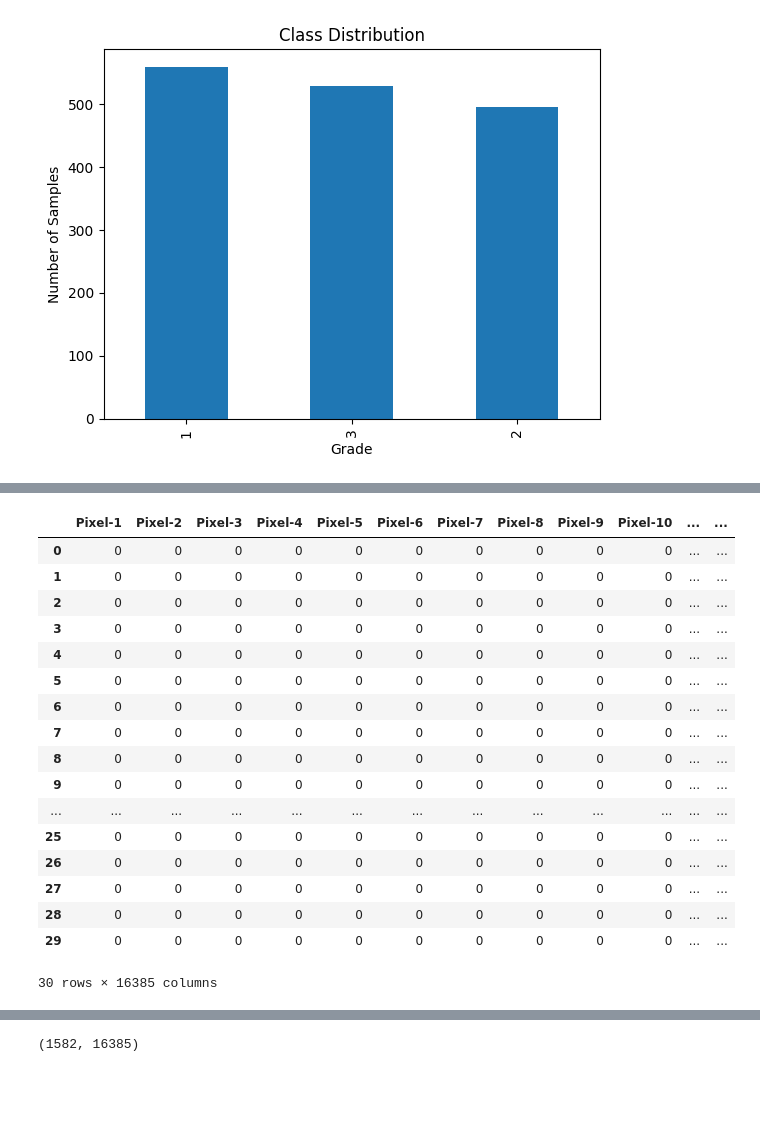
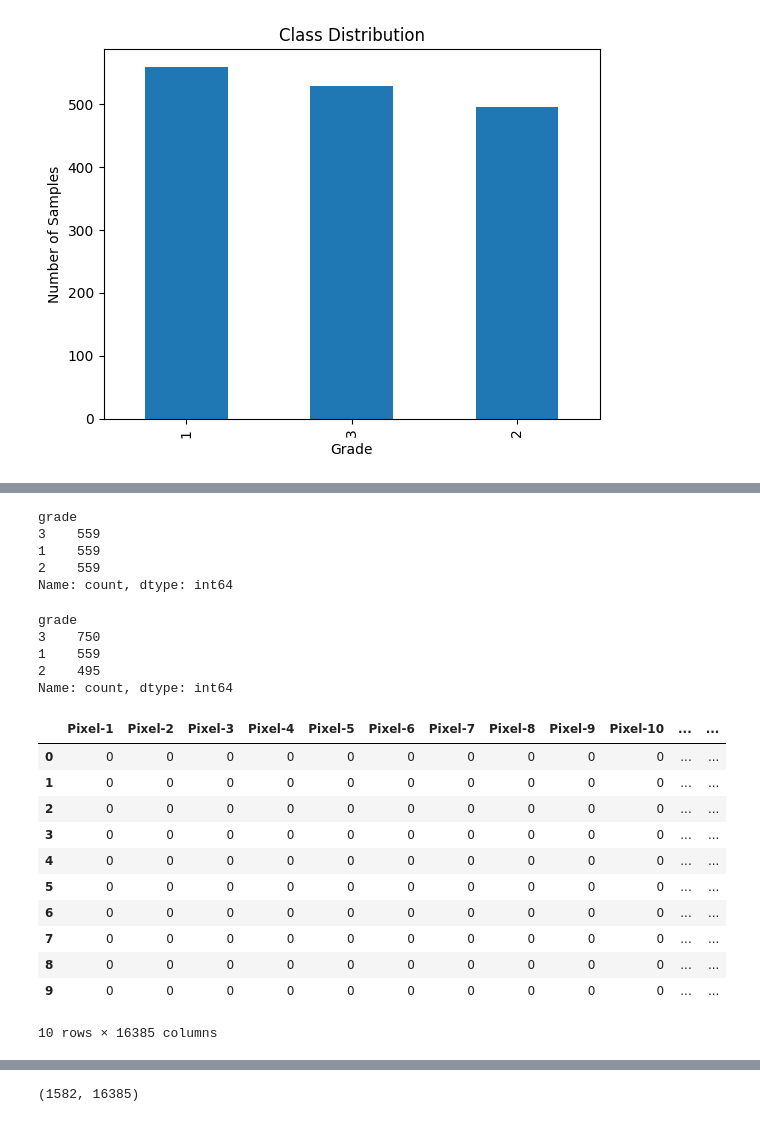
Before and after one commit to negativenagesh/Arecaverse, a Jupyter notebook: EDA/eda.ipynb, the cells around one changed output, grey strips where cells are left out. Saved outputs shown, nothing was run; the diff lists cells and outputs as text; code cells hidden in the pictures; blank space fills up the shorter version.

Commit message:
3 datasets and training

```diff
--- a/EDA/eda.ipynb
+++ b/EDA/eda.ipynb
@@ -108 +141,24 @@ NameError: name 'arecanut' is not defined
+# %%
+from imblearn.over_sampling import SMOTE
+
+# Separate features and target variable
+X = shuffled_arecanut.drop(columns=['grade'])
+y = shuffled_arecanut['grade']
+
+# Apply SMOTE to balance the dataset
+smote = SMOTE(sampling_strategy='auto', random_state=42)
+X_resampled, y_resampled = smote.fit_resample(X, y)
+
+# Combine the resampled features and target variable into a new DataFrame
+balanced_data = pd.DataFrame(X_resampled, columns=X.columns)
+balanced_data['grade'] = y_resampled
+
+# Check the distribution of grades
+print(balanced_data['grade'].value_counts())
+# %% [output]
+grade
+3    559
+1    559
+2    559
+Name: count, dtype: int64
 # %%
@@ -109,0 +166,23 @@ NameError: name 'arecanut' is not defined
+# %%
+from imblearn.over_sampling import SMOTE
+
+# Separate features and target variable
+X = shuffled_arecanut.drop(columns=['grade'])
+y = shuffled_arecanut['grade']
+
+# Apply SMOTE to balance only grade 3 to 750 rows
+smote = SMOTE(sampling_strategy={3: 750}, random_state=42)
+X_resampled, y_resampled = smote.fit_resample(X, y)
+
+# Combine the resampled features and target variable into a new DataFrame
+balanced_data = pd.DataFrame(X_resampled, columns=X.columns)
+balanced_data['grade'] = y_resampled
+
+# Check the distribution of grades
+print(balanced_data['grade'].value_counts())
+# %% [output]
+grade
+3    750
+1    559
+2    495
+Name: count, dtype: int64
@@ -110,22 +191,16 @@ NameError: name 'arecanut' is not defined
 # %%
 data=pd.read_csv("arecanut.csv")
-data.head(30)
+data.head(10)
 # %% [output]
 |  | Pixel-1 | Pixel-2 | Pixel-3 | Pixel-4 | Pixel-5 | Pixel-6 | Pixel-7 | Pixel-8 | Pixel-9 | Pixel-10 | ... | ... |
 | 0 | 0 | 0 | 0 | 0 | 0 | 0 | 0 | 0 | 0 | 0 | ... | ... |
 | 1 | 0 | 0 | 0 | 0 | 0 | 0 | 0 | 0 | 0 | 0 | ... | ... |
 | 2 | 0 | 0 | 0 | 0 | 0 | 0 | 0 | 0 | 0 | 0 | ... | ... |
 | 3 | 0 | 0 | 0 | 0 | 0 | 0 | 0 | 0 | 0 | 0 | ... | ... |
 | 4 | 0 | 0 | 0 | 0 | 0 | 0 | 0 | 0 | 0 | 0 | ... | ... |
 | 5 | 0 | 0 | 0 | 0 | 0 | 0 | 0 | 0 | 0 | 0 | ... | ... |
 | 6 | 0 | 0 | 0 | 0 | 0 | 0 | 0 | 0 | 0 | 0 | ... | ... |
 | 7 | 0 | 0 | 0 | 0 | 0 | 0 | 0 | 0 | 0 | 0 | ... | ... |
 | 8 | 0 | 0 | 0 | 0 | 0 | 0 | 0 | 0 | 0 | 0 | ... | ... |
 | 9 | 0 | 0 | 0 | 0 | 0 | 0 | 0 | 0 | 0 | 0 | ... | ... |
-| ... | ... | ... | ... | ... | ... | ... | ... | ... | ... | ... | ... | ... |
-| 25 | 0 | 0 | 0 | 0 | 0 | 0 | 0 | 0 | 0 | 0 | ... | ... |
-| 26 | 0 | 0 | 0 | 0 | 0 | 0 | 0 | 0 | 0 | 0 | ... | ... |
-| 27 | 0 | 0 | 0 | 0 | 0 | 0 | 0 | 0 | 0 | 0 | ... | ... |
-| 28 | 0 | 0 | 0 | 0 | 0 | 0 | 0 | 0 | 0 | 0 | ... | ... |
-| 29 | 0 | 0 | 0 | 0 | 0 | 0 | 0 | 0 | 0 | 0 | ... | ... |
-30 rows × 16385 columns
+10 rows × 16385 columns
```
Also changed, not shown: parts of 25 cells of this notebook.
